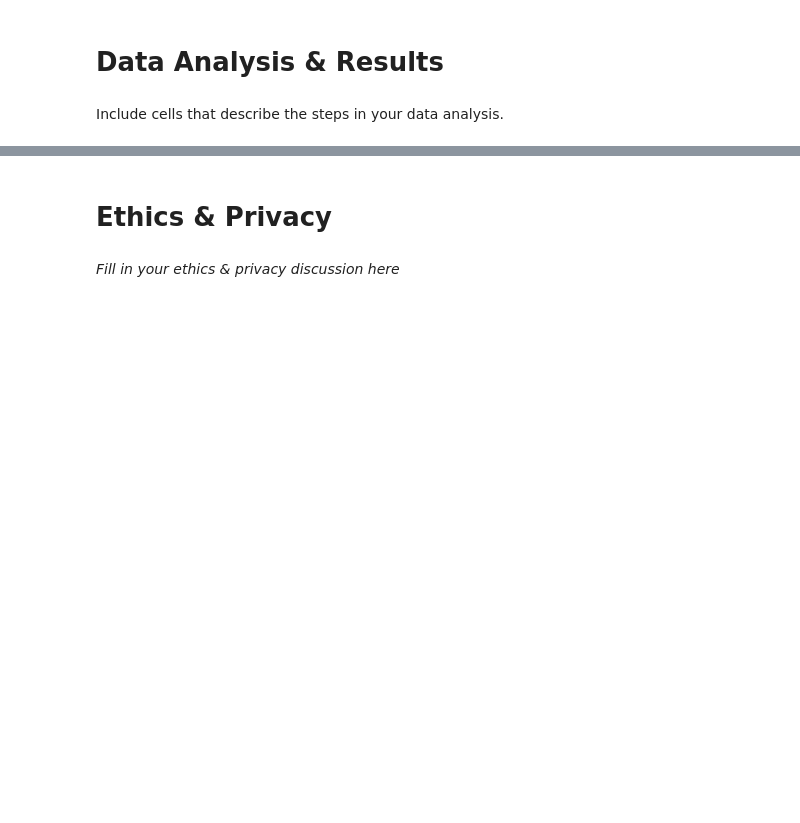
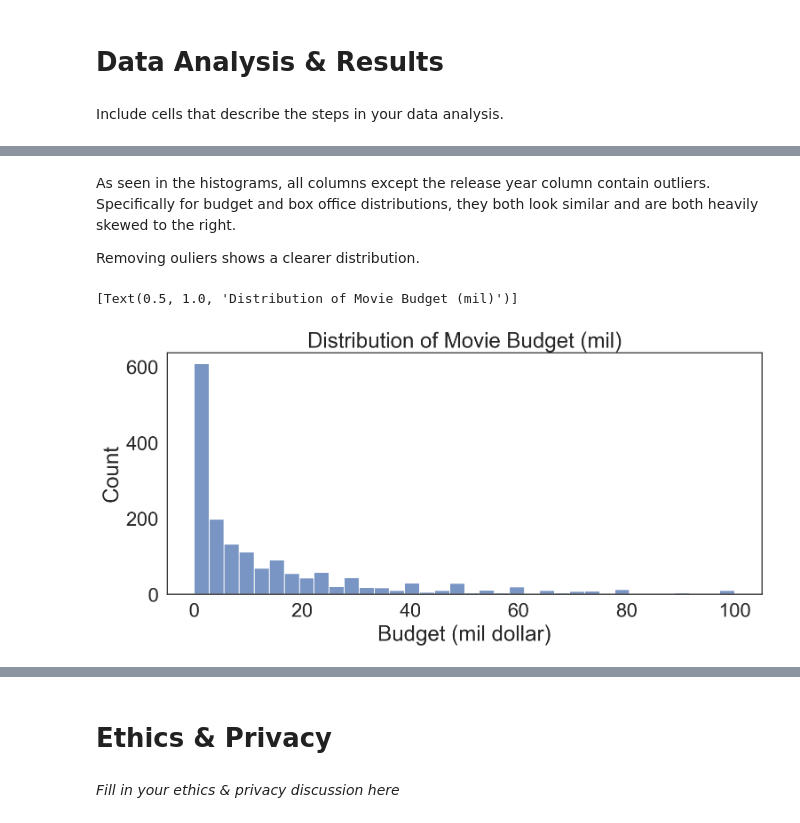
Before and after one commit to jjoycehu/pred-box-office, a Jupyter notebook: FinalProjectGroup_078-Fa22.ipynb, the cells around one changed output, grey strips where cells are left out. Cells and saved outputs as stored; diff of their text form; code cells hidden in the pictures; blank space fills up the shorter version.

```diff
--- a/FinalProjectGroup_078-Fa22.ipynb
+++ b/FinalProjectGroup_078-Fa22.ipynb
@@ -561,0 +605,10 @@ Include cells that describe the steps in your data analysis.
+# %% [markdown]
+As seen in the histograms, all columns except the release year column contain outliers. Specifically for budget and box office distributions, they both look similar and are both heavily skewed to the right.
+
+Removing ouliers shows a clearer distribution.
+# %%
+#Budget distribution with outliers removed
+sns.histplot(quant[quant['Budget (mil dollar)'] <= 100]['Budget (mil dollar)']).set(title='Distribution of Movie Budget (mil)')
+# %% [output]
+[Text(0.5, 1.0, 'Distribution of Movie Budget (mil)')]
+[figure, added]
```
Also changed, not shown: parts of 14 cells of this notebook.
